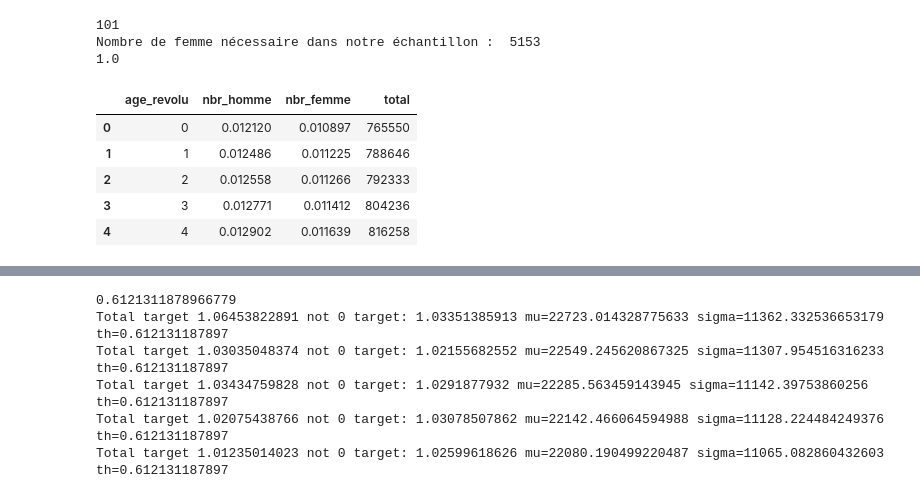
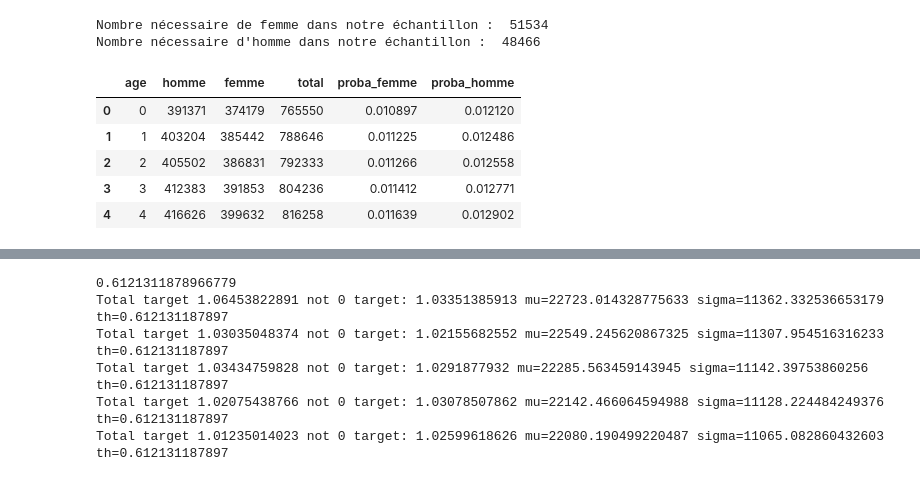
Before and after one commit to edarin/population_simulator, a Jupyter notebook: src/Simulation_brute.ipynb, the cells around one changed output, grey strips where cells are left out. Cells and saved outputs as stored; diff of their text form; code cells hidden in the pictures.

Commit message:
Change sexe and age

```diff
--- a/src/Simulation_brute.ipynb
+++ b/src/Simulation_brute.ipynb
@@ -55,0 +30,10 @@ Issu de données INSEE 2016
+# %%
+#path à revoir
+reference_sexe = pd.read_csv("/home/edarin/Dev/population_simulator/data/demographie/pop_age_sexe_2016.csv")
+reference_sexe.rename(columns={'age_revolu': 'age'}, inplace=True)
+
+assert all([dtype == np.int64 for dtype in reference_sexe.dtypes])
+
+# assert all([col == population.columns for col in reference_sexe.columns]) peut-être un jour
+
+reference_sexe.head()
@@ -56,23 +47,24 @@ Issu de données INSEE 2016
 # %%
-#path à revoir
-reference_sexe = pd.read_csv("/home/edarin/Dev/population_simulator/data/demographie/pop_age_sexe_2016.csv")
+nbr_femme = int(sum(reference_sexe['femme']/sum(reference_sexe['total']))*sample_size)
+nbr_homme = sample_size - nbr_femme
+print "Nombre nécessaire de femme dans notre échantillon : ", nbr_femme
+print "Nombre nécessaire d'homme dans notre échantillon : ", nbr_homme
 
-nbr_femme = int(round(sum(reference_sexe.nbr_femme/sum(reference_sexe.total)),4)*sample_size)
-print "Nombre de femme nécessaire dans notre échantillon : ", nbr_femme
+#Calcul de la proportion de femmes et d'hommes par âge
+liste_variable = ["femme", "homme"]
+for variable in liste_variable:
+    reference_sexe["proba_{0}".format(variable)] = reference_sexe[variable]/sum(reference_sexe[variable])
 
-#Calcul de la proportion de femmes
-liste_variable = ["nbr_femme", "nbr_homme"]
-for variable in liste_variable:
-    reference_sexe[variable] = reference_sexe[variable]/sum(reference_sexe[variable])
-print(sum(reference_sexe.nbr_femme))
+assert sum(reference_sexe.proba_femme) == 1, "Nous voulons une probabilité"
+assert sum(reference_sexe.proba_homme) == 1, "Nous voulons une probabilité"
+
 reference_sexe.head()
 # %% [output]
-101
-Nombre de femme nécessaire dans notre échantillon :  5153
-1.0
+Nombre nécessaire de femme dans notre échantillon :  51534
+Nombre nécessaire d'homme dans notre échantillon :  48466
-|  | age_revolu | nbr_homme | nbr_femme | total |
-| 0 | 0 | 0.012120 | 0.010897 | 765550 |
-| 1 | 1 | 0.012486 | 0.011225 | 788646 |
-| 2 | 2 | 0.012558 | 0.011266 | 792333 |
-| 3 | 3 | 0.012771 | 0.011412 | 804236 |
-| 4 | 4 | 0.012902 | 0.011639 | 816258 |
+|  | age | homme | femme | total | proba_femme | proba_homme |
+| 0 | 0 | 391371 | 374179 | 765550 | 0.010897 | 0.012120 |
+| 1 | 1 | 403204 | 385442 | 788646 | 0.011225 | 0.012486 |
+| 2 | 2 | 405502 | 386831 | 792333 | 0.011266 | 0.012558 |
+| 3 | 3 | 412383 | 391853 | 804236 | 0.011412 | 0.012771 |
+| 4 | 4 | 416626 | 399632 | 816258 | 0.011639 | 0.012902 |
```
Also changed, not shown: parts of 17 cells of this notebook, 1 other file.
